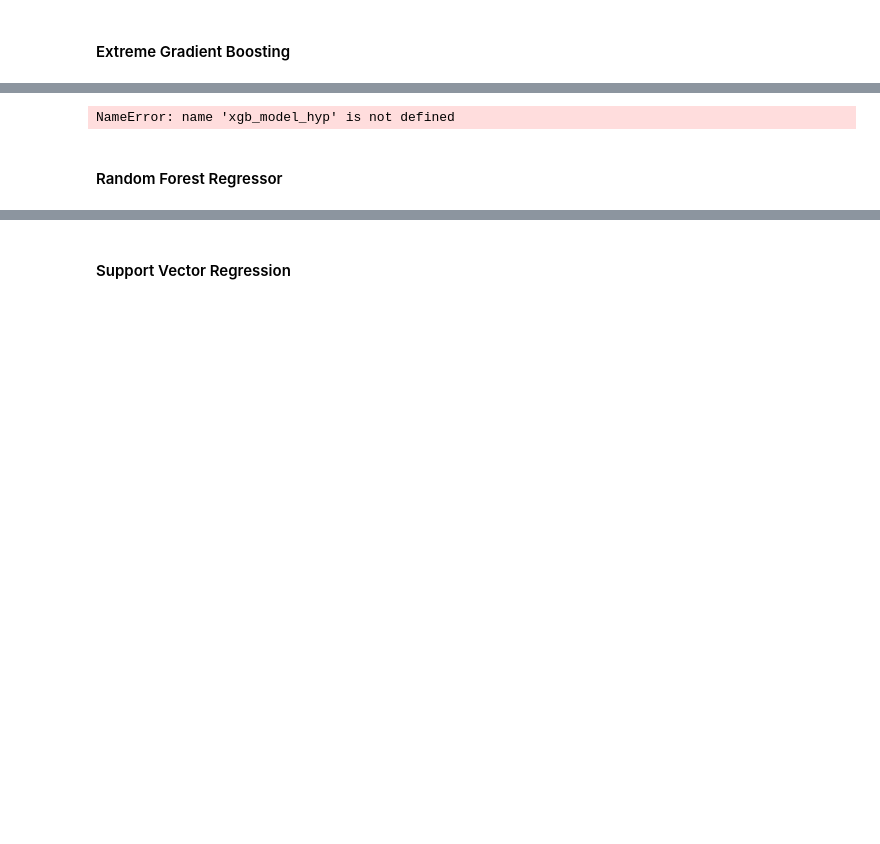
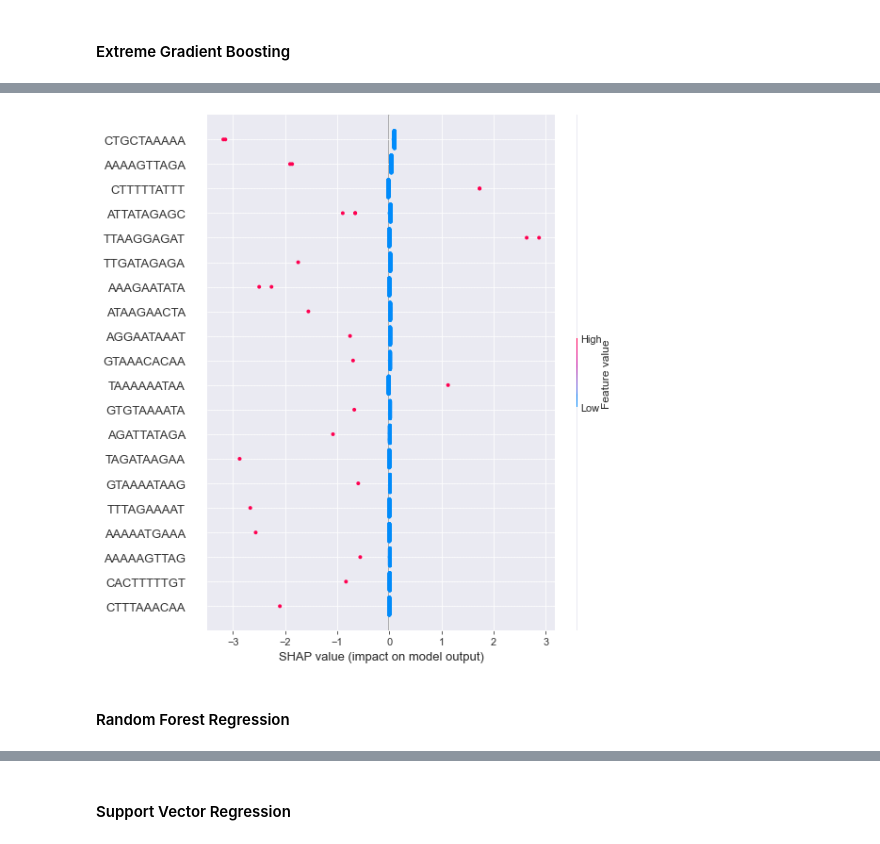
Before and after one commit to camilababo/Application-of-ML-approaches-towards-the-prediction-of-gene-expression-levels-in-S.thermophilus, a Jupyter notebook: gene-expression-prediction-pipeline/promoter_prediction_pipeline.ipynb, the cells around one changed output, grey strips where cells are left out. Drawn from its saved outputs; the diff is of its cells as text; code cells hidden in the pictures; blank space fills up the shorter version.

```diff
--- a/gene-expression-prediction-pipeline/promoter_prediction_pipeline.ipynb
+++ b/gene-expression-prediction-pipeline/promoter_prediction_pipeline.ipynb
@@ -445,11 +437,12 @@ train_performances = []
 
 
 for i in range(150):
-    performance_train_model = xgboost.XGBRegressor(eta = 0.1)
+    model_train = xgboost.XGBRegressor(eta = 0.1)
     x_train_subset = x_train[xgb_rankings.sort_values()[:i+1].index]
-    performance_train_model.fit(x_train_subset, y_train)
-    train_model_feature_rank = performance_train_model.predict(x_train_subset)
+    model_train.fit(x_train_subset, y_train)
+    train_model_feature_rank = model_train.predict(x_train_subset)
     train_performances.append(stats.pearsonr(train_model_feature_rank, y_train)[0])
+
 
 #Calculate performances for the testing set
 test_performances = []
@@ -458,20 +451,19 @@ splitter = KFold(5, shuffle=True, random_state=2020)
 
 for train_index, test_index in splitter.split(x_train, y_train):
     k_performances = []
-    x_train_train, x_train_test = x_train.iloc[train_index], x_train.iloc[test_index]
+    X_train_train, X_train_test = x_train.iloc[train_index], x_train.iloc[test_index]
     y_train_train, y_train_test = y_train.iloc[train_index], y_train.iloc[test_index]
 
     for i in range(150):
-        performance_test_model = xgboost.XGBRegressor(eta = 0.1)
-        performance_test_model.fit(x_train_train[xgb_rankings.sort_values()[:i+1].index], y_train_train)
-        test_model_feature_rank = performance_test_model.predict(x_train_test[xgb_rankings.sort_values()[:i+1].index])
-        k_performances.append(stats.pearsonr(test_model_feature_rank,y_train_test)[0])
+        model_test = xgboost.XGBRegressor(eta = 0.1)
+        model_test.fit(X_train_train[xgb_rankings.sort_values()[:i+1].index], y_train_train)
+        test_model_feature_rank = model_test.predict(X_train_test[xgb_rankings.sort_values()[:i+1].index])
+        k_performances.append(stats.pearsonr(test_model_feature_rank, y_train_test)[0])
     test_performances.append(k_performances)
 
 test_performances = np.array(test_performances, dtype=object).mean(0)
 
 #Plot the different performances
-plt.subplots(figsize=(8,8))
 plt.plot(range(1, 151), train_performances, label="Train")
 plt.plot(range(1, 151), test_performances, label="Test")
 plt.legend()
@@ -880,27 +928,19 @@ def shap_importances(x,
 # %%
 shap.initjs()
 
-xgb_model_explainer = shap.TreeExplainer(xgb_model_hyp, x_test[xgb_reduced_features_2])
+xgb_model_explainer = shap.TreeExplainer(best_xgb_model, x_test[xgb_reduced_features_2])
 xgb_shap_values = xgb_model_explainer.shap_values(x_test[xgb_reduced_features_2])
-
-shap.summary_plot(xgb_shap_values, x_test[xgb_reduced_features_2])
-
-xgb_shap_importance_df = shap_importances(xgb_model_hyp, x_test[xgb_reduced_features_2])
-xgb_shap_importance_df = xgb_shap_importance_df[0:20]
-
 
 xgb_fig = plt.figure()
 xgb_ax = xgb_fig.add_axes([0, 0, 0.8, 0.8])
-
 shap.summary_plot(xgb_shap_values, x_test[xgb_reduced_features_2])
-shap.summary_plot(xgb_shap_values, x_test[xgb_reduced_features_2], show=False)
 plt.savefig("shap_summary_xgb.pdf")
 plt.close()
 # %% [output]
 [interactive output not drawn]
-NameError: name 'xgb_model_hyp' is not defined
+[figure, added]
 # %% [markdown]
-#### Random Forest Regressor
+#### Random Forest Regression
 # %%
 shap.initjs()
 
```
Also changed, not shown: parts of 44 cells of this notebook, 8 other files.
